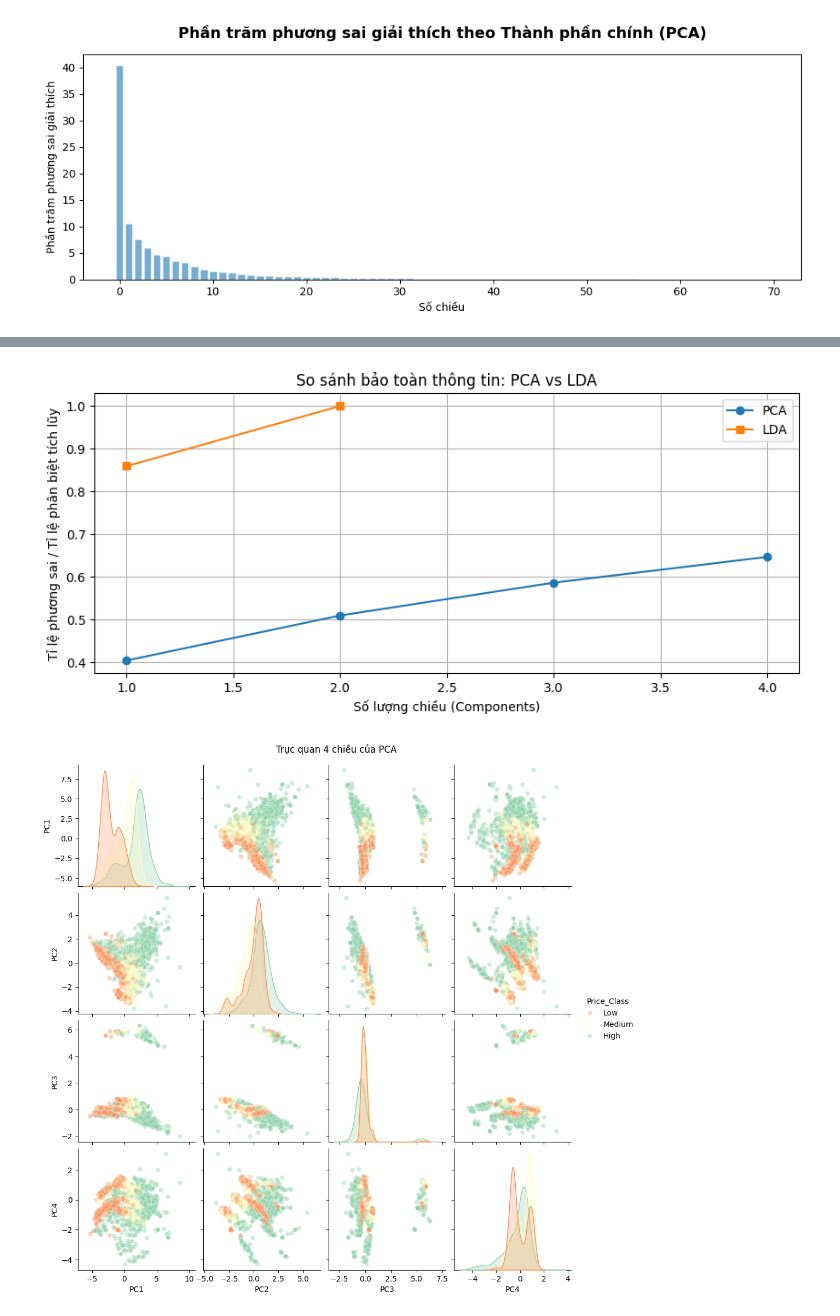
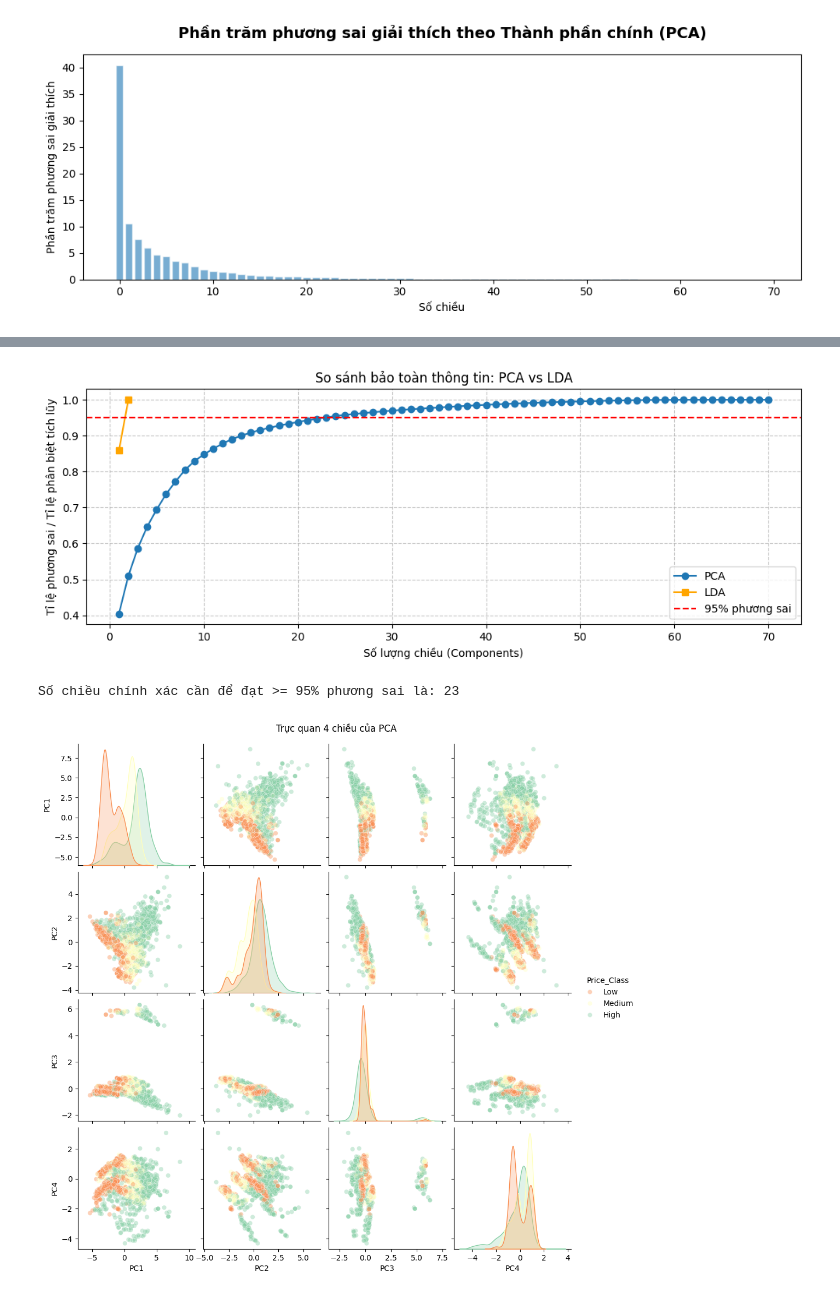
Before and after one commit to grst0610/Machine-learning, a Jupyter notebook: project.ipynb, the cells around one changed output, grey strips where cells are left out. Drawn from its saved outputs; the diff is of its cells as text; code cells hidden in the pictures.

```diff
--- a/project.ipynb
+++ b/project.ipynb
@@ -153,6 +153,9 @@ print(df.head())
 # %%
 import seaborn as sns
 from sklearn.discriminant_analysis import LinearDiscriminantAnalysis
+import matplotlib.pyplot as plt
+import numpy as np
+from sklearn.decomposition import PCA
 import warnings
 warnings.filterwarnings('ignore')
 
@@ -168,18 +171,14 @@ print(f"Kích thước dữ liệu gốc: {X.shape}")
 lda = LinearDiscriminantAnalysis(n_components=2)
 X_lda = lda.fit_transform(X, y_class)
 
+# Giảm chiều bằng PCAA
+pca = PCA()
+X_pca = pca.fit_transform(X)
 
-import matplotlib.pyplot as plt
-import numpy as np
-from sklearn.decomposition import PCA
 
 plt.style.use('default')
-
-pca_full = PCA(random_state=42)
-pca_full.fit(X)
-
 # Lấy mảng tỷ lệ phương sai của từng cột và nhân 100 để ra phần trăm (%)
-explained_variance_pct = pca_full.explained_variance_ratio_ * 100
+explained_variance_pct = pca.explained_variance_ratio_ * 100
 
 # Vẽ biểu đồ Bar Chart
 plt.figure(figsize=(10, 4))
@@ -225,16 +203,29 @@ Số chiều chính xác cần để đạt >= 95% phương sai là: 23
 # %%
-# Vẽ đồ thị Explained Variance
 plt.figure(figsize=(10, 4))
-plt.plot(range(1, 5), np.cumsum(pca.explained_variance_ratio_), marker='o', label='PCA')
-plt.plot(range(1, 3), np.cumsum(lda.explained_variance_ratio_), marker='s', label='LDA')
+
+# Tính toán mảng phương sai tích lũy
+pca_variance = np.cumsum(pca.explained_variance_ratio_)
+lda_variance = np.cumsum(lda.explained_variance_ratio_)
+
+# Vẽ đồ thị
+plt.plot(range(1, len(pca_variance) + 1), pca_variance, marker='o', label='PCA')
+plt.plot(range(1, len(lda_variance) + 1), lda_variance, marker='s', label='LDA', color='orange')
+plt.axhline(y=0.95, color='red', linestyle='--', label='95% phương sai')
 plt.xlabel('Số lượng chiều (Components)')
 plt.ylabel('Tỉ lệ phương sai / Tỉ lệ phân biệt tích lũy')
 plt.title('So sánh bảo toàn thông tin: PCA vs LDA')
 plt.legend()
-plt.grid(True)
+plt.grid(True, linestyle='--', alpha=0.7)
+plt.tight_layout()
 plt.show()
+
+cumulative_variance = np.cumsum(pca_full.explained_variance_ratio_)
+n_components_95 = np.argmax(cumulative_variance >= 0.95) + 1
+
+print(f"Số chiều chính xác cần để đạt >= 95% phương sai là: {n_components_95}")
 # %% [output]
-[figure, old version]
+[figure, new version]
+Số chiều chính xác cần để đạt >= 95% phương sai là: 23
 # %%
 # TRỰC QUAN HÓA THEO 2 CẶP THÀNH PHẦN CHÍNH
 # Pairplot cho PCA
```
Also changed, not shown: parts of 2 cells of this notebook.
